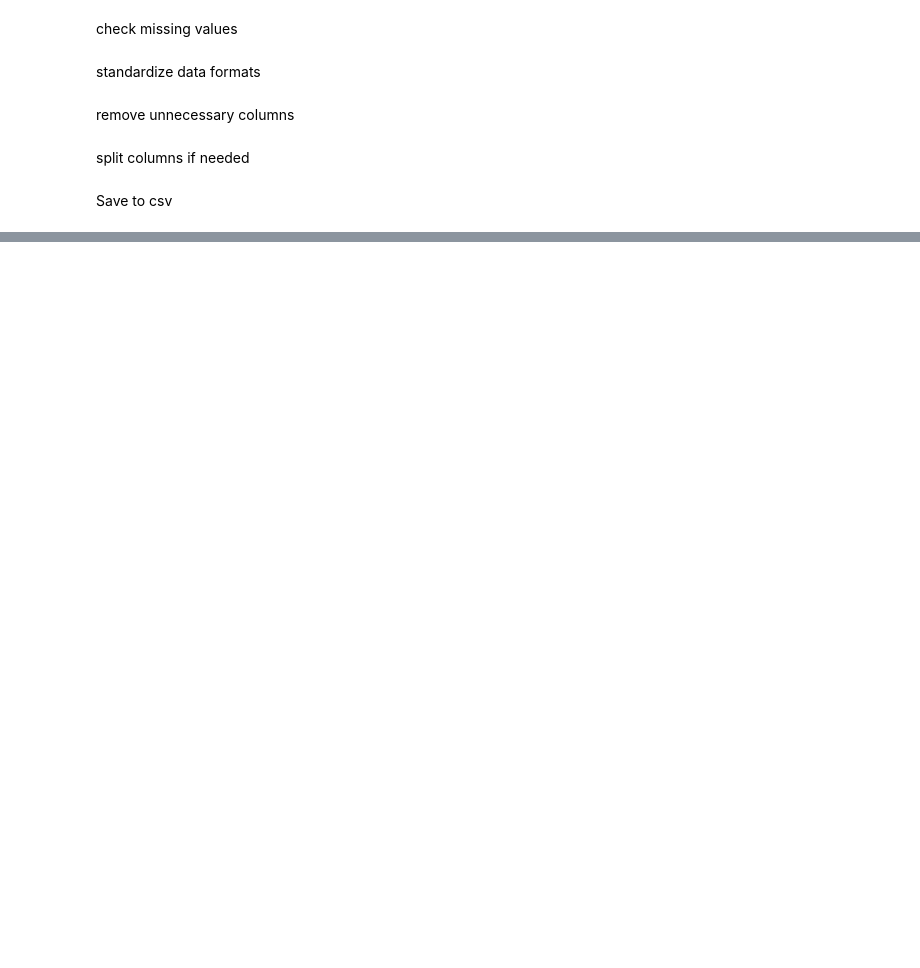
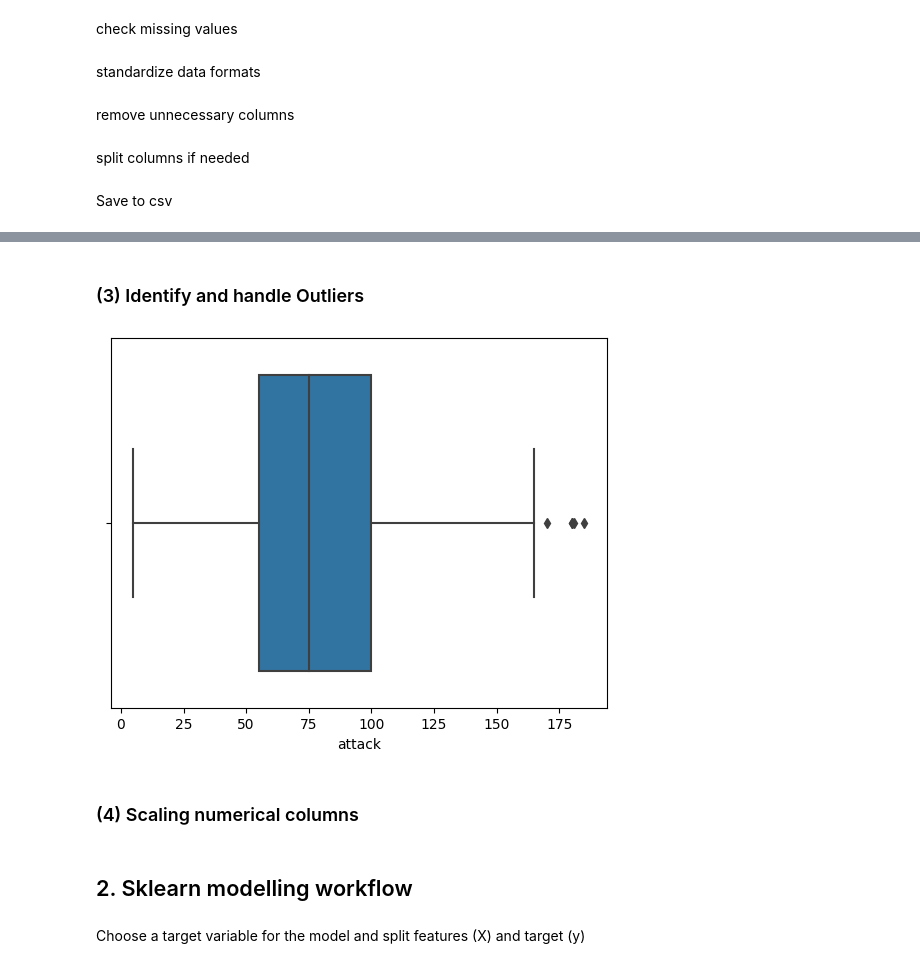
Before and after one commit to mtthibault/catchemall, a Jupyter notebook: notebooks/catchemall-project-caspar.ipynb, the cells around one changed output, grey strips where cells are left out. Cells and saved outputs as stored; diff of their text form; code cells hidden in the pictures; blank space fills up the shorter version.

Commit message:
Adding workbook and model v1

```diff
--- a/notebooks/catchemall-project-caspar.ipynb
+++ b/notebooks/catchemall-project-caspar.ipynb
@@ -233,0 +294,8 @@ filtered_df.to_csv('pokemon_data_from_pokemondb_net_evolution_page.csv', index=F
+# %%
+# Option 1: Fill missing values with median or a placeholder value
+# pokemon_data['percentage_male'].fillna(pokemon_data['percentage_male'].median(), inplace=True)
+# or
+# pokemon_data['percentage_male'].fillna(-1, inplace=True)  # Placeholder for unknown
+
+# Option 2: Drop the column
+pokemon_data.drop(columns=['percentage_male'], inplace=True)
@@ -233,0 +304,3 @@ filtered_df.to_csv('pokemon_data_from_pokemondb_net_evolution_page.csv', index=F
+# %%
+# Convert capture_rate to numeric, coercing errors
+pokemon_data['capture_rate'] = pd.to_numeric(pokemon_data['capture_rate'], errors='coerce')
@@ -233,0 +339,3 @@ filtered_df.to_csv('pokemon_data_from_pokemondb_net_evolution_page.csv', index=F
+# %%
+pokemon_data['type2'].fillna('None', inplace=True)
+pokemon_data['combined_type'] = pokemon_data['type1'] + "_" + pokemon_data['type2']
@@ -233,0 +380,16 @@ filtered_df.to_csv('pokemon_data_from_pokemondb_net_evolution_page.csv', index=F
+# %%
+from sklearn.preprocessing import OneHotEncoder
+
+# One-Hot Encoding the combined types
+encoder = OneHotEncoder(sparse=False)  # sparse=False ensures the output is a dense array
+combined_type_encoded = encoder.fit_transform(pokemon_data[['combined_type']])
+
+# Creating a DataFrame with encoded columns
+encoded_columns = pd.DataFrame(combined_type_encoded, columns=encoder.get_feature_names_out(['combined_type']))
+
+# Concatenating the encoded columns with the original DataFrame
+pokemon_data = pd.concat([pokemon_data, encoded_columns], axis=1)
+
+# Drop the original 'type1', 'type2', and 'combined_type' columns if they are no longer needed
+pokemon_data.drop(columns=['type1', 'type2', 'combined_type'], inplace=True)
+pokemon_data
@@ -233,0 +448,21 @@ filtered_df.to_csv('pokemon_data_from_pokemondb_net_evolution_page.csv', index=F
+# %% [markdown]
+### (3) Identify and handle Outliers
+# %%
+# For numerical columns, you can use boxplots to visualize outliers
+import seaborn as sns
+import matplotlib.pyplot as plt
+
+# Example for a numerical column, e.g., 'attack'
+sns.boxplot(x=pokemon_data['attack'])
+plt.show()
+
+# Depending on the analysis, you can remove or cap outliers
+# For instance, removing outliers beyond 3 standard deviations
+# mean_attack = pokemon_data['attack'].mean()
+# std_attack = pokemon_data['attack'].std()
+# pokemon_data = pokemon_data[(pokemon_data['attack'] < mean_attack + 3 * std_attack) &
+#                             (pokemon_data['attack'] > mean_attack - 3 * std_attack)]
+# %% [output]
+[figure, added]
+# %% [markdown]
+### (4) Scaling numerical columns
@@ -233,0 +475,4 @@ filtered_df.to_csv('pokemon_data_from_pokemondb_net_evolution_page.csv', index=F
+# %% [markdown]
+## 2. Sklearn modelling workflow
+# %% [markdown]
+Choose a target variable for the model and split features (X) and target (y)
```
Also changed, not shown: parts of 58 cells of this notebook.
